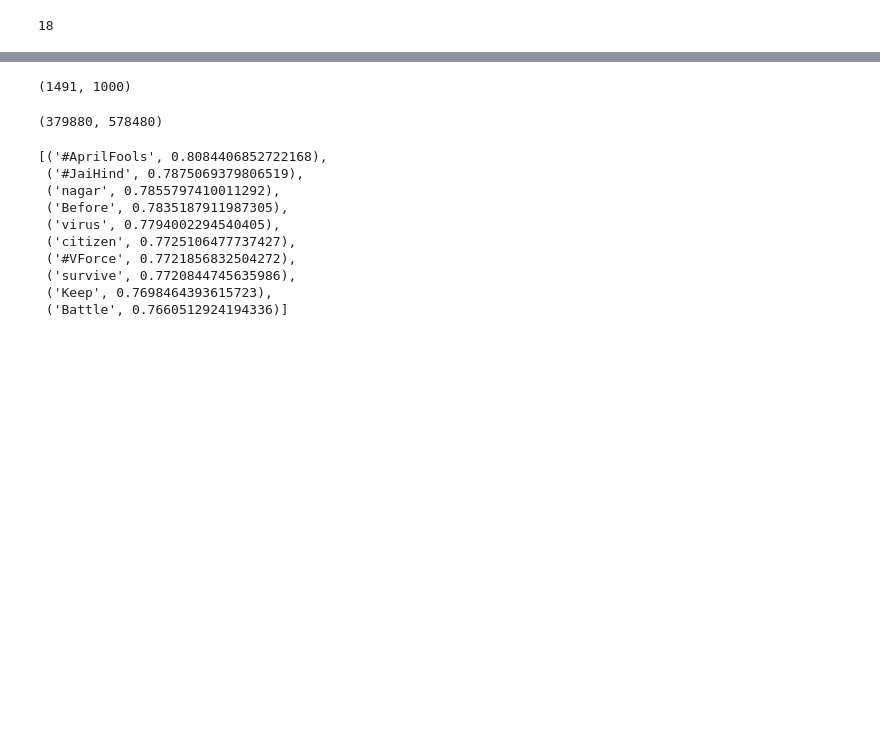
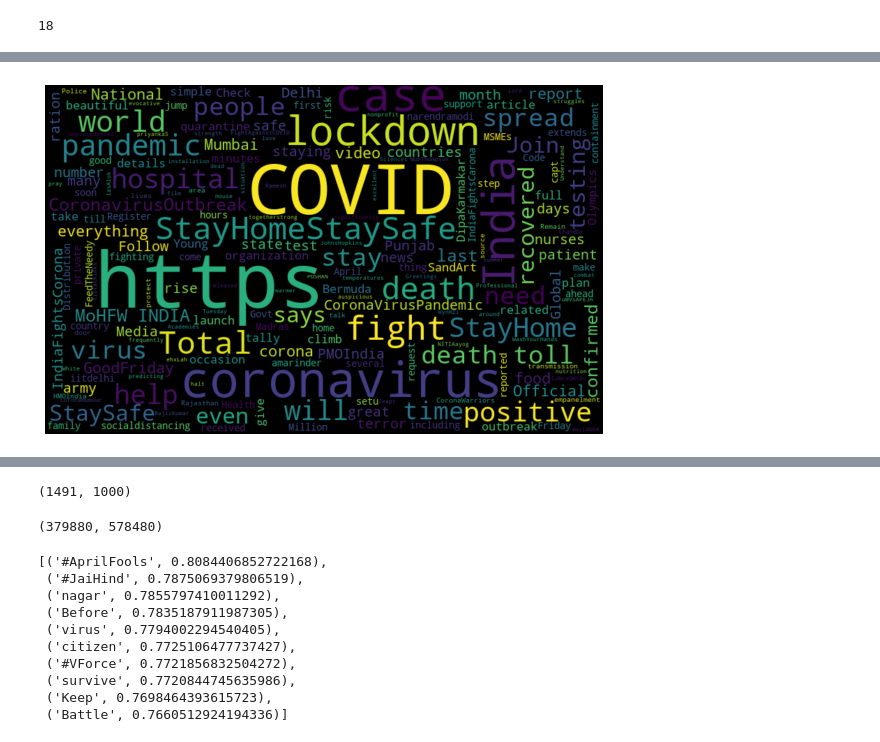
Before and after one commit to ShubhangiSoni1603/Sentimental_analysis_twitter_IN, a Jupyter notebook: Untitled3.ipynb, the cells around one changed output, grey strips where cells are left out. Drawn from its saved outputs; the diff is of its cells as text; code cells hidden in the pictures; blank space fills up the shorter version.

```diff
--- a/Untitled3.ipynb
+++ b/Untitled3.ipynb
@@ -275,0 +312,10 @@ plt.show()
+# %%
+negative_words = ' '.join([text for text in fdf['text'][fdf['verified'] == True]])
+wordcloud = WordCloud(width=800, height=500,
+random_state=21, max_font_size=110).generate(negative_words)
+plt.figure(figsize=(10, 7))
+plt.imshow(wordcloud, interpolation="bilinear")
+plt.axis('off')
+plt.show()
+# %% [output]
+[figure, added]
```
Also changed, not shown: parts of 41 cells of this notebook.
